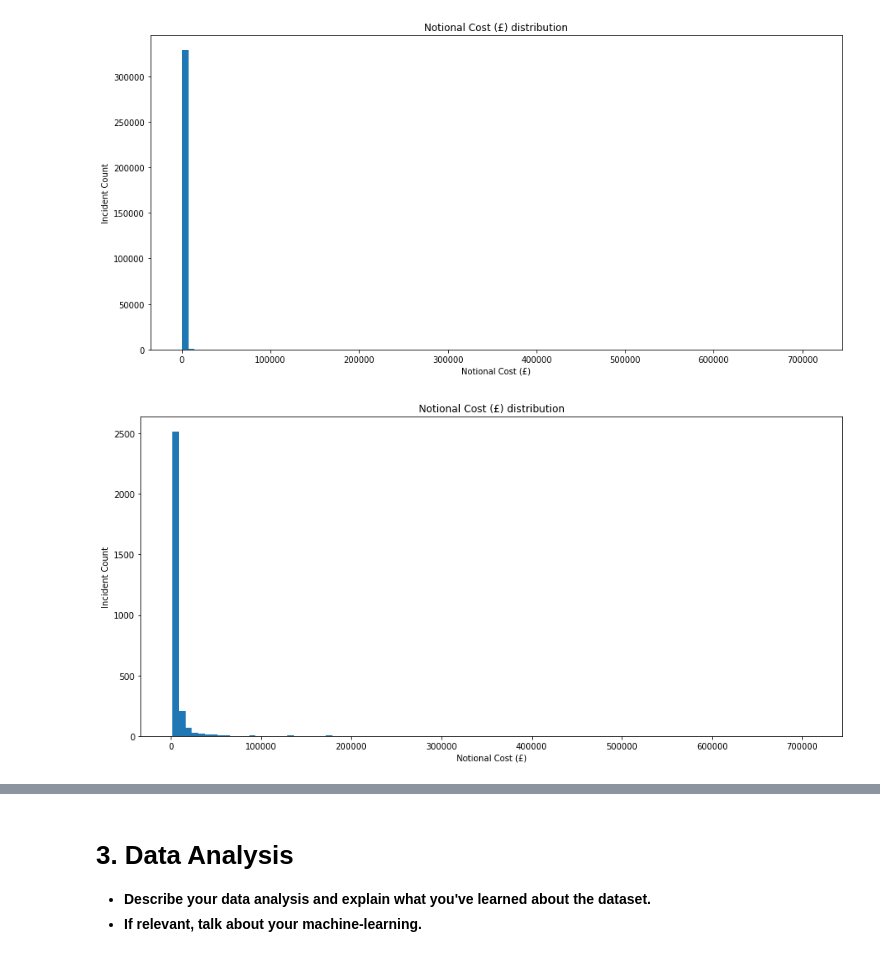
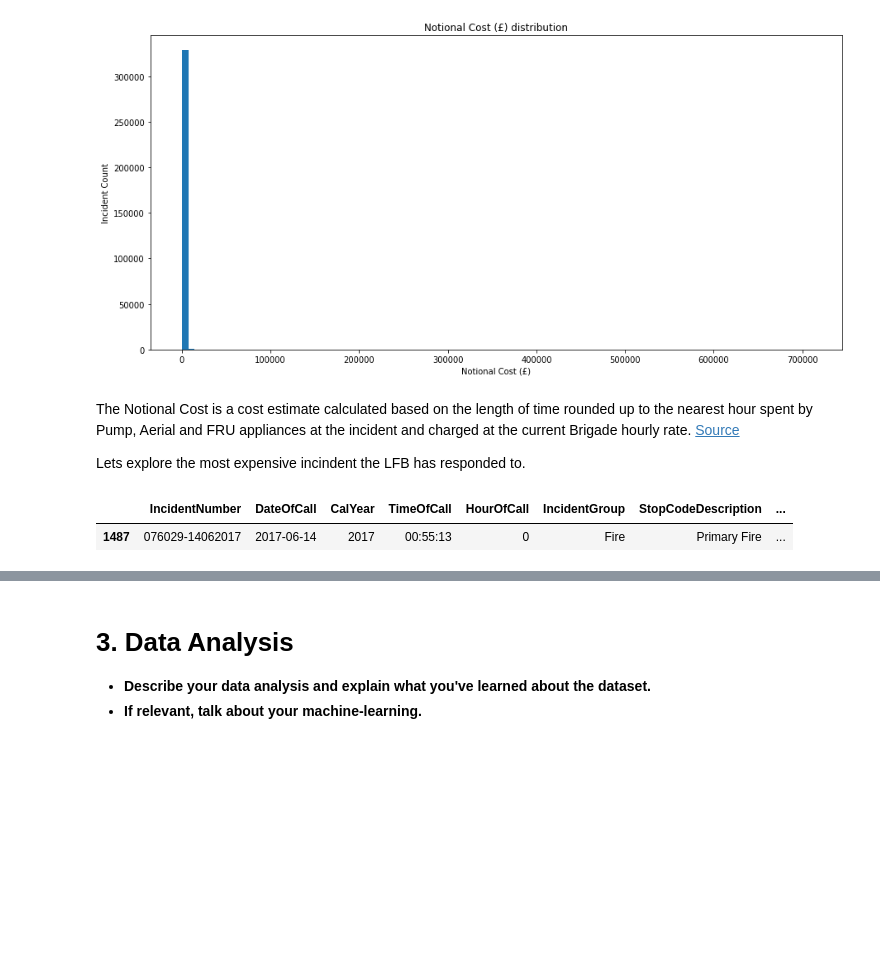
Before and after one commit to hlynurarni/Social-Data-Analysis-Final, a Jupyter notebook: Explainer Notebook.ipynb, the cells around one changed output, grey strips where cells are left out. Saved outputs shown, nothing was run; the diff lists cells and outputs as text; code cells hidden in the pictures; blank space fills up the shorter version.

Commit message:
Basic visualizations for incidents are ready
* added explanations for all the graphs.
* Included news articles to make it more interesting

```diff
--- a/Explainer Notebook.ipynb
+++ b/Explainer Notebook.ipynb
@@ -576,7 +580,13 @@ simplePlottingFunction(df.PumpHoursRoundUp, 'hist', False);
 simplePlottingFunction(df['Notional Cost (£)'], 'hist', False);
 # %% [output]
 [figure]
+# %% [markdown]
+The Notional Cost is a cost estimate calculated based on the length of time rounded up to the nearest hour spent by Pump, Aerial and FRU appliances at the incident and charged at the current Brigade hourly rate.
+[Source](https://data.london.gov.uk/dataset/london-fire-brigade-incident-records)
+
+Lets explore the most expensive incindent the LFB has responded to.
 # %%
-simplePlottingFunction(df['Notional Cost (£)'][df['Notional Cost (£)'] > 2000], 'hist', False);
+df[df['Notional Cost (£)'] == max(df['Notional Cost (£)'].dropna())]
 # %% [output]
-[figure, removed]
+|  | IncidentNumber | DateOfCall | CalYear | TimeOfCall | HourOfCall | IncidentGroup | StopCodeDescription | ... |
+| 1487 | 076029-14062017 | 2017-06-14 | 2017 | 00:55:13 | 0 | Fire | Primary Fire | ... |
```
Also changed, not shown: parts of 5 cells of this notebook.
